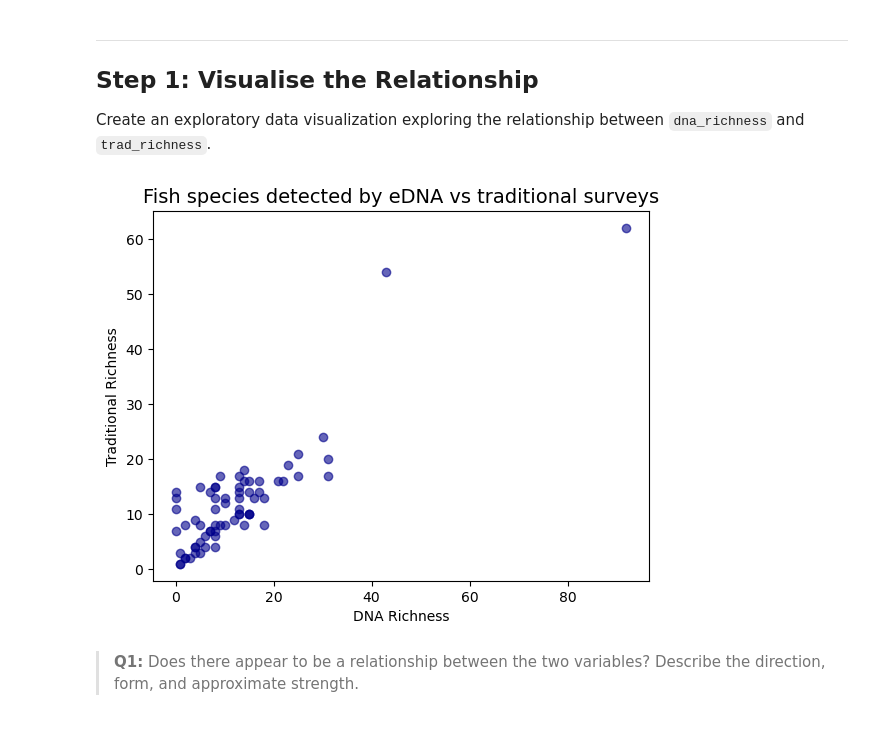
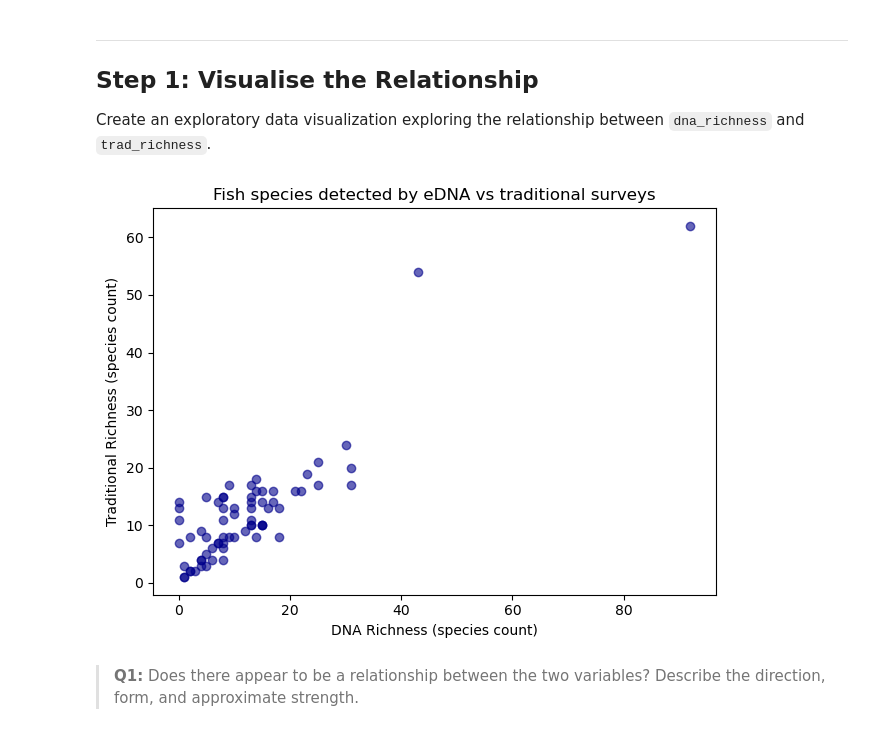
Before and after one commit to avarobillard/assignment-1, a Jupyter notebook: task2/hw1-task2.ipynb, the cells around one changed output. Saved outputs shown, nothing was run; the diff lists cells and outputs as text; code cells hidden in the pictures.

Commit message:
Edit graphs and rerun files

```diff
--- a/task2/hw1-task2.ipynb
+++ b/task2/hw1-task2.ipynb
@@ -64,12 +64,13 @@ Create an exploratory data visualization exploring the relationship between `dna
 # %%
 # Explore relationship
 plt.scatter(df['dna_richness'], df['trad_richness'], alpha = 0.6, color = "darkblue")
-plt.xlabel('DNA Richness')
-plt.ylabel('Traditional Richness')
-plt.title('Fish species detected by eDNA vs traditional surveys', size = 14)
+plt.xlabel('DNA Richness (species count)')
+plt.ylabel('Traditional Richness (species count)')
+plt.title('Fish species detected by eDNA vs traditional surveys', size = 12)
+plt.tight_layout()
 plt.show()
 # %% [output]
-[figure, old version]
+[figure, new version]
 # %% [markdown]
 > **Q1:** Does there appear to be a relationship between the two variables? Describe the direction, form, and approximate strength.
 # %% [markdown]
```
Also changed, not shown: parts of 2 cells of this notebook, 3 other files.
